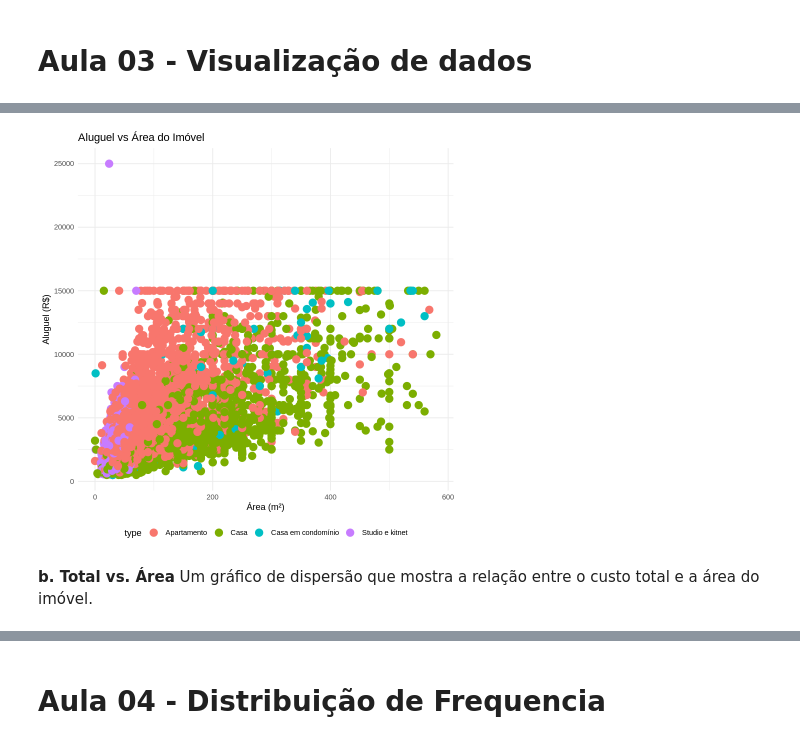
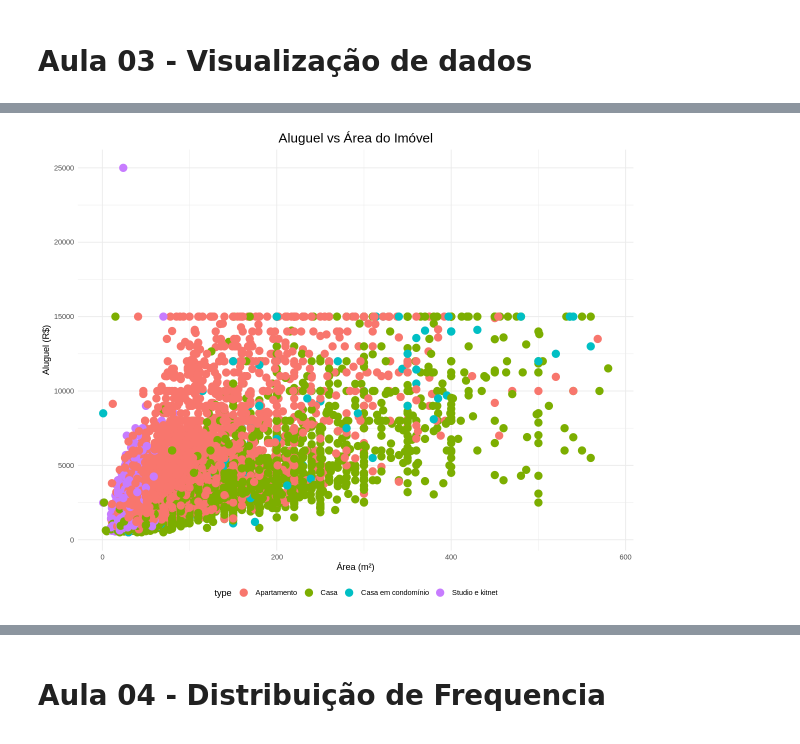
Before and after one commit to rnandodias/Curso-R-3818, a Jupyter notebook: Testando_o_projeto_Rodrigo.ipynb, the cells around one changed output, grey strips where cells are left out. Drawn from its saved outputs; the diff is of its cells as text; code cells hidden in the pictures.

```diff
--- a/Testando_o_projeto_Rodrigo.ipynb
+++ b/Testando_o_projeto_Rodrigo.ipynb
@@ -32,4 +32,4 @@ library(tidyverse)
 ℹ Use the conflicted package (<http://conflicted.r-lib.org/>) to force all conflicts to become errors
 # %%
 # importando os dados
-dados <- read.csv("data.csv", sep=";")
+dados <- read.csv("https://raw.githubusercontent.com/rnandodias/Curso-R-3818/main/dados/data.csv", sep=";")
@@ -135,3 +206,5 @@ sum(is.na(dados_limpo))
+# %%
+dados_limpo <- dados_limpo %>% filter(area != 0)
 # %% [markdown]
 ## Criando novas variáveis
 # %%
@@ -371,14 +491,18 @@ Um gráfico de dispersão que mostra a relação entre o aluguel e a área do im
 # %%
-# Gráfico de dispersão: Aluguel vs Área
-ggplot(dados_limpo, aes(x = area, y = rent, color = type)) +
-  geom_point(size = 4) +
-  theme_minimal() +
-  labs(title = "Aluguel vs Área do Imóvel",
-       x = "Área (m²)",
-       y = "Aluguel (R$)") +
-  theme(legend.position = "bottom")
+ggplot(
+    dados_limpo,
+    aes(x = area, y = rent, color = type)
+) +
+geom_point(size = 4) +
+theme_minimal() +
+labs(
+  title = "Aluguel vs Área do Imóvel",
+    x = "Área (m²)",
+    y = "Aluguel (R$)"
+) +
+theme(
+  legend.position = "bottom",
+  plot.title = element_text(hjust = 0.5, size = 16)
+)
 # %% [output]
-[figure, old version]
+[figure, new version]
-# %% [markdown]
-**b. Total vs. Área**
-Um gráfico de dispersão que mostra a relação entre o custo total e a área do imóvel.
```
Also changed, not shown: parts of 79 cells of this notebook.
